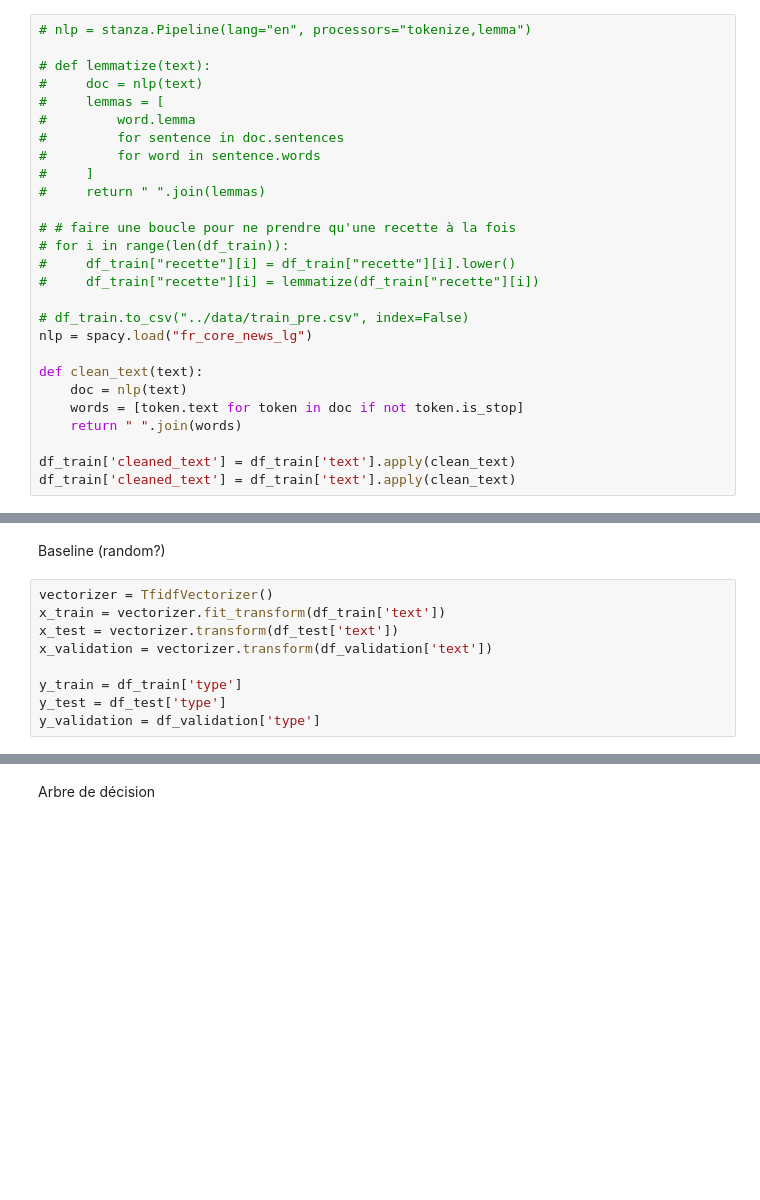
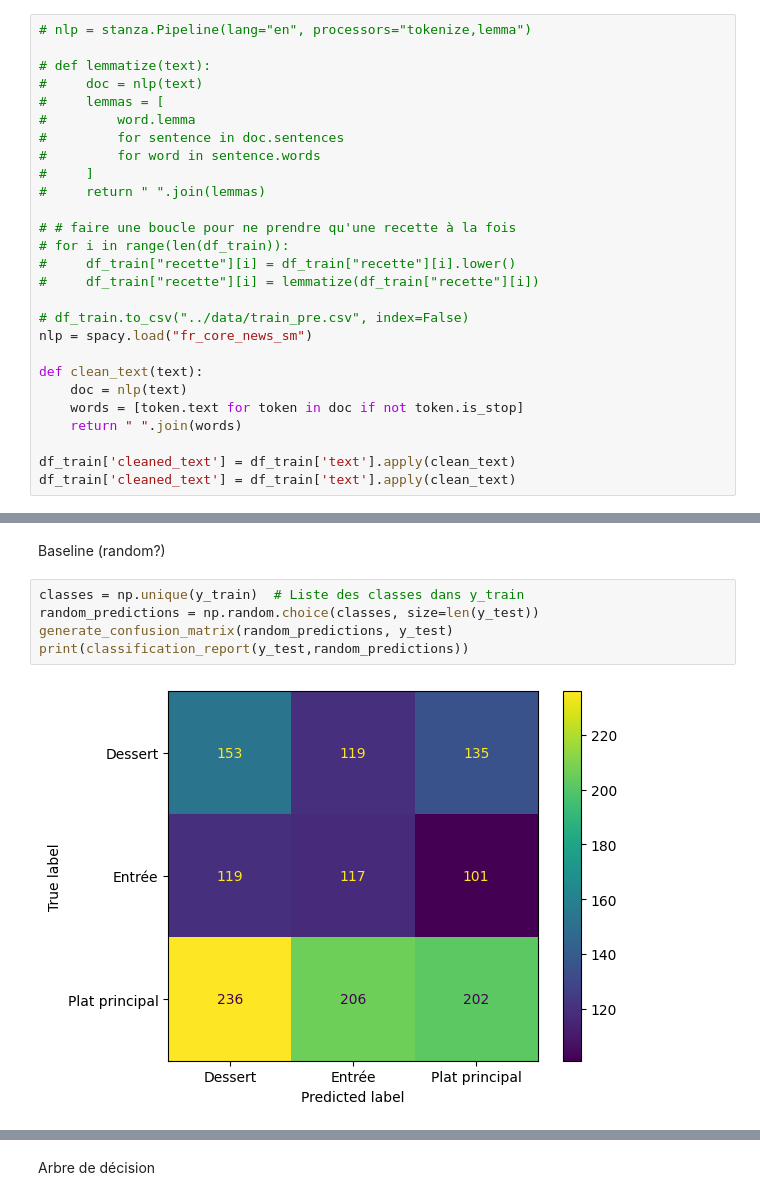
Before and after one commit to Raclax/Projet_TAL_marie_clara, a Jupyter notebook: src/traininf_nb.ipynb, the cells around one changed output, grey strips where cells are left out. Drawn from its saved outputs; the diff is of its cells as text; blank space fills up the shorter version.

```diff
--- a/src/traininf_nb.ipynb
+++ b/src/traininf_nb.ipynb
@@ -59,7 +60,7 @@ Prétraitement
 #     df_train["recette"][i] = lemmatize(df_train["recette"][i])
 
 # df_train.to_csv("../data/train_pre.csv", index=False)
-nlp = spacy.load("fr_core_news_lg")
+nlp = spacy.load("fr_core_news_sm")
 
 def clean_text(text):
     doc = nlp(text)
@@ -85,11 +93,9 @@ print(len(df_train["recette"]))
 # %% [markdown]
 Baseline (random?)
-# %%
-vectorizer = TfidfVectorizer()
-x_train = vectorizer.fit_transform(df_train['text'])
-x_test = vectorizer.transform(df_test['text'])
-x_validation = vectorizer.transform(df_validation['text'])
-
-y_train = df_train['type']
-y_test = df_test['type']
-y_validation = df_validation['type']
+# %%
+classes = np.unique(y_train)  # Liste des classes dans y_train
+random_predictions = np.random.choice(classes, size=len(y_test))
+generate_confusion_matrix(random_predictions, y_test)
+print(classification_report(y_test,random_predictions))
+# %% [output]
+[figure, added]
```
Also changed, not shown: parts of 13 cells of this notebook.
